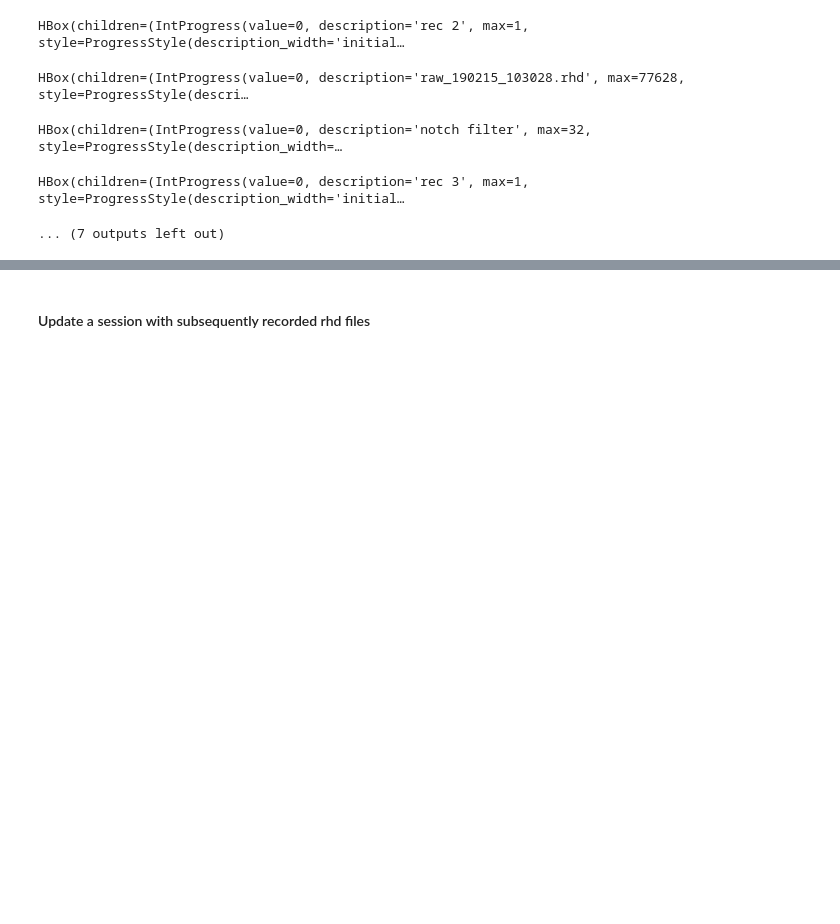
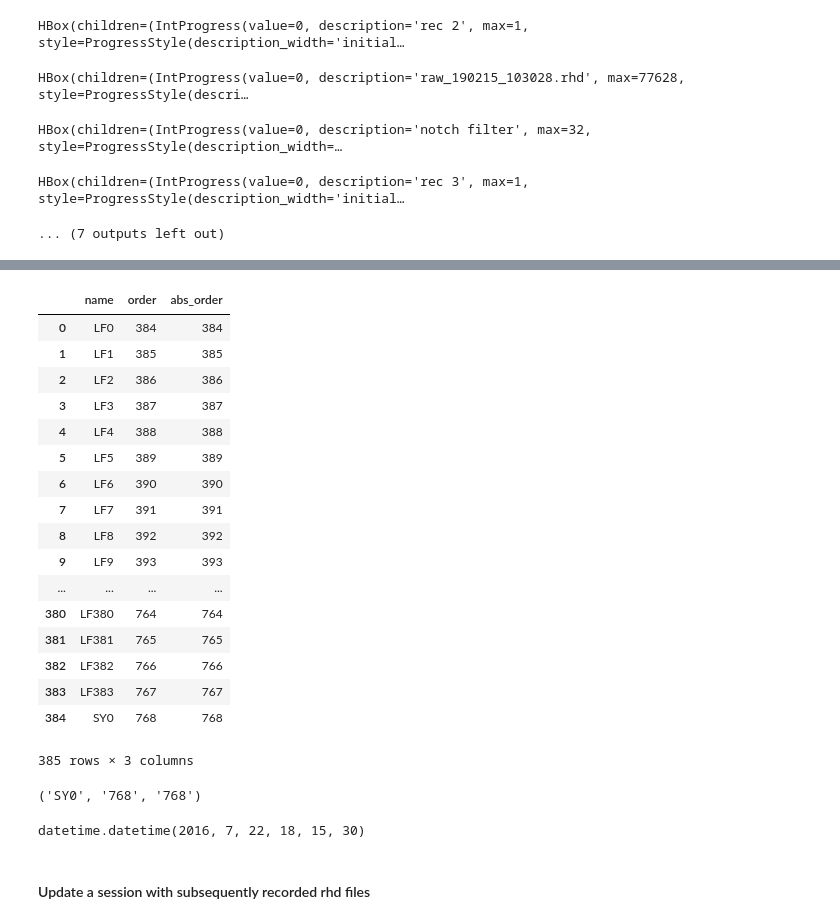
Before and after one commit to zekearneodo/pipefinch, a Jupyter notebook: notebooks_sort/rhd_sort_kilo-lookfar.ipynb, the cells around one changed output, grey strips where cells are left out. Saved outputs shown, nothing was run; the diff lists cells and outputs as text; code cells hidden in the pictures; blank space fills up the shorter version.

```diff
--- a/notebooks_sort/rhd_sort_kilo-lookfar.ipynb
+++ b/notebooks_sort/rhd_sort_kilo-lookfar.ipynb
@@ -129,0 +148,12 @@ HBox(children=(IntProgress(value=0, description='rec 3', max=1, style=ProgressSt
+# %%
+def read_chan_order(meta_parse) -> pd.DataFrame:
+    # meta_parse is the ini parameter file, read with read_headless_config
+    # we want a three col array with [ch_name, order_in_group, order_in_total]
+    chans = meta_parse.get('root', '~snsChanMap')
+    chans_tuple_list = lf_chans.split(')(')[1:]
+    chans_tuple_list[-1]=chans_tuple_list[-1].split(')')[0]
+    all_tuples = [parse.parse('{};{}:{}', x).fixed for x in chans_tuple_list]
+    return pd.DataFrame(atp, columns=['name', 'order', 'abs_order'])
+
+
+atp = read_chan_order(cp)
@@ -129,0 +189,21 @@ HBox(children=(IntProgress(value=0, description='rec 3', max=1, style=ProgressSt
+# %%
+pd.DataFrame(atp, columns=['name', 'order', 'abs_order'])
+# %% [output]
+|  | name | order | abs_order |
+| 0 | LF0 | 384 | 384 |
+| 1 | LF1 | 385 | 385 |
+| 2 | LF2 | 386 | 386 |
+| 3 | LF3 | 387 | 387 |
+| 4 | LF4 | 388 | 388 |
+| 5 | LF5 | 389 | 389 |
+| 6 | LF6 | 390 | 390 |
+| 7 | LF7 | 391 | 391 |
+| 8 | LF8 | 392 | 392 |
+| 9 | LF9 | 393 | 393 |
+| ... | ... | ... | ... |
+| 380 | LF380 | 764 | 764 |
+| 381 | LF381 | 765 | 765 |
+| 382 | LF382 | 766 | 766 |
+| 383 | LF383 | 767 | 767 |
+| 384 | SY0 | 768 | 768 |
+385 rows × 3 columns
@@ -129,0 +214,5 @@ HBox(children=(IntProgress(value=0, description='rec 3', max=1, style=ProgressSt
+# %%
+rs = parse.parse('{};{}:{}', chans_tuple_list[-1]).fixed
+rs
+# %% [output]
+('SY0', '768', '768')
@@ -130,3 +221,7 @@ HBox(children=(IntProgress(value=0, description='rec 3', max=1, style=ProgressSt
+# %%
+datetime.datetime.strptime(time_str, "%Y-%m-%dT%H:%M:%S")
+# %% [output]
+datetime.datetime(2016, 7, 22, 18, 15, 30)
 # %% [markdown]
 #### Update a session with subsequently recorded rhd files
 # %%
```
Also changed, not shown: parts of 9 cells of this notebook.
